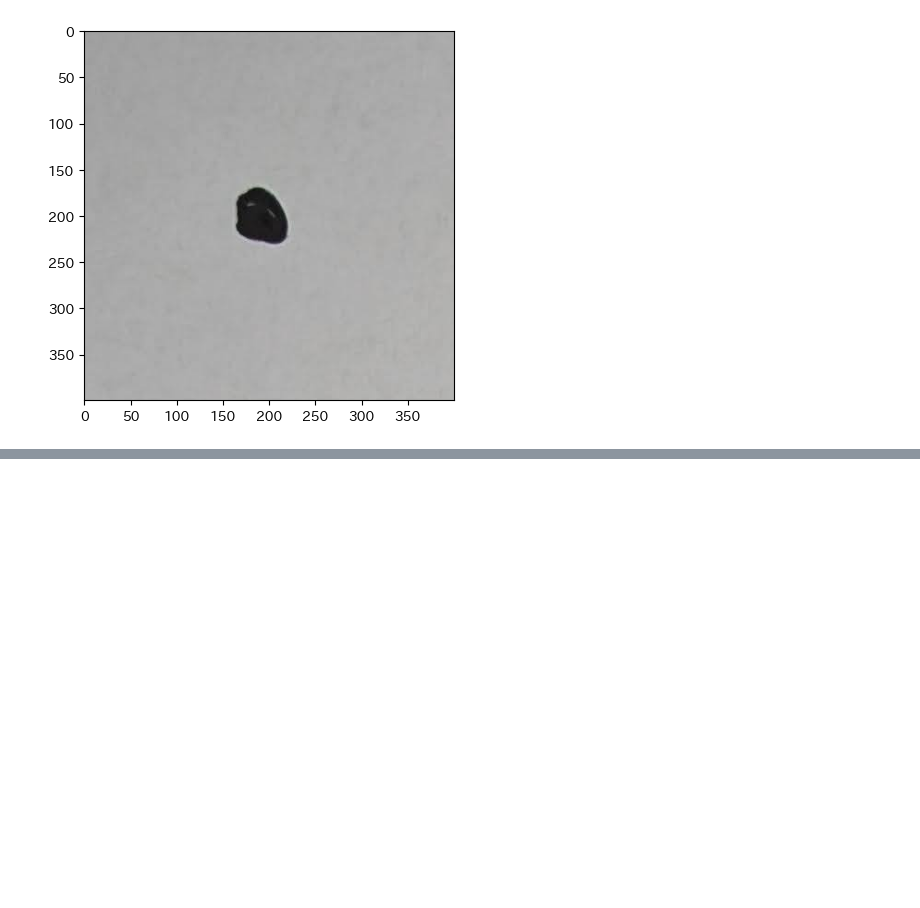
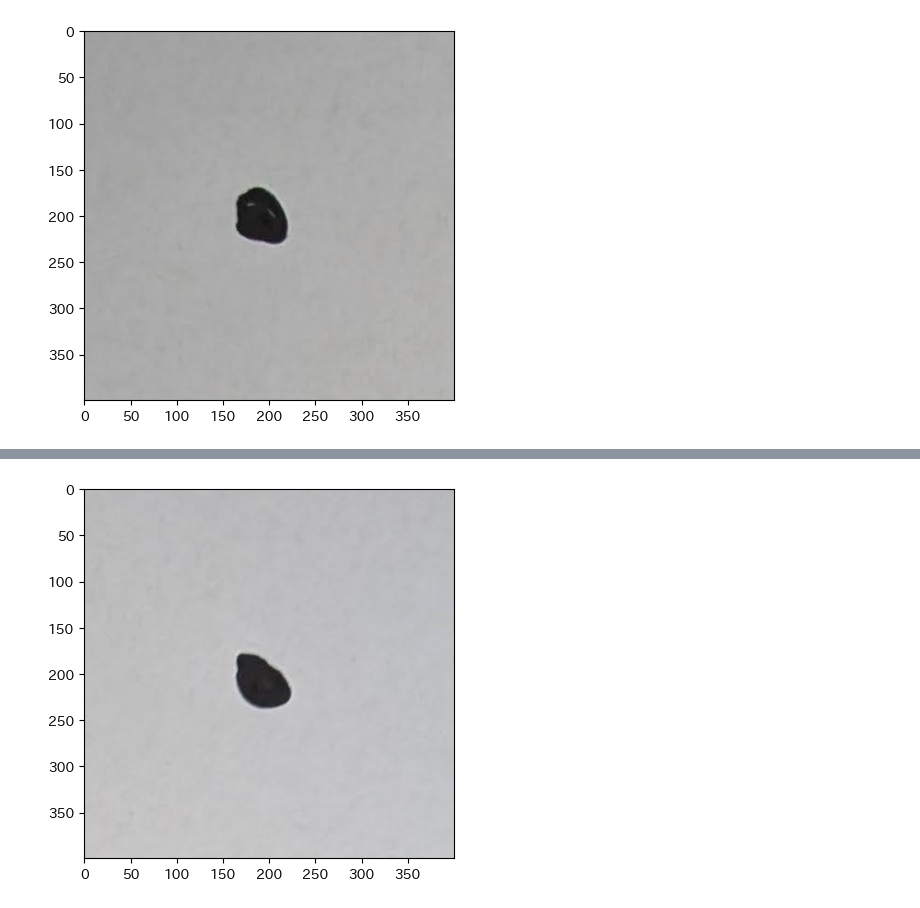
Before and after one commit to Takayoshi-Matsuyama/image_processing, a Jupyter notebook: split_multi_dot_image.ipynb, the cells around one changed output, grey strips where cells are left out. Saved outputs shown, nothing was run; the diff lists cells and outputs as text; code cells hidden in the pictures; blank space fills up the shorter version.

```diff
--- a/split_multi_dot_image.ipynb
+++ b/split_multi_dot_image.ipynb
@@ -43,0 +48,4 @@ cropped_image_01 = crop_image(image, left=460, top=690)
+# %%
+cropped_image_03 = crop_image(image, left=1880, top=730)
+# %% [output]
+[figure, added]
```
Also changed, not shown: parts of 13 cells of this notebook.
